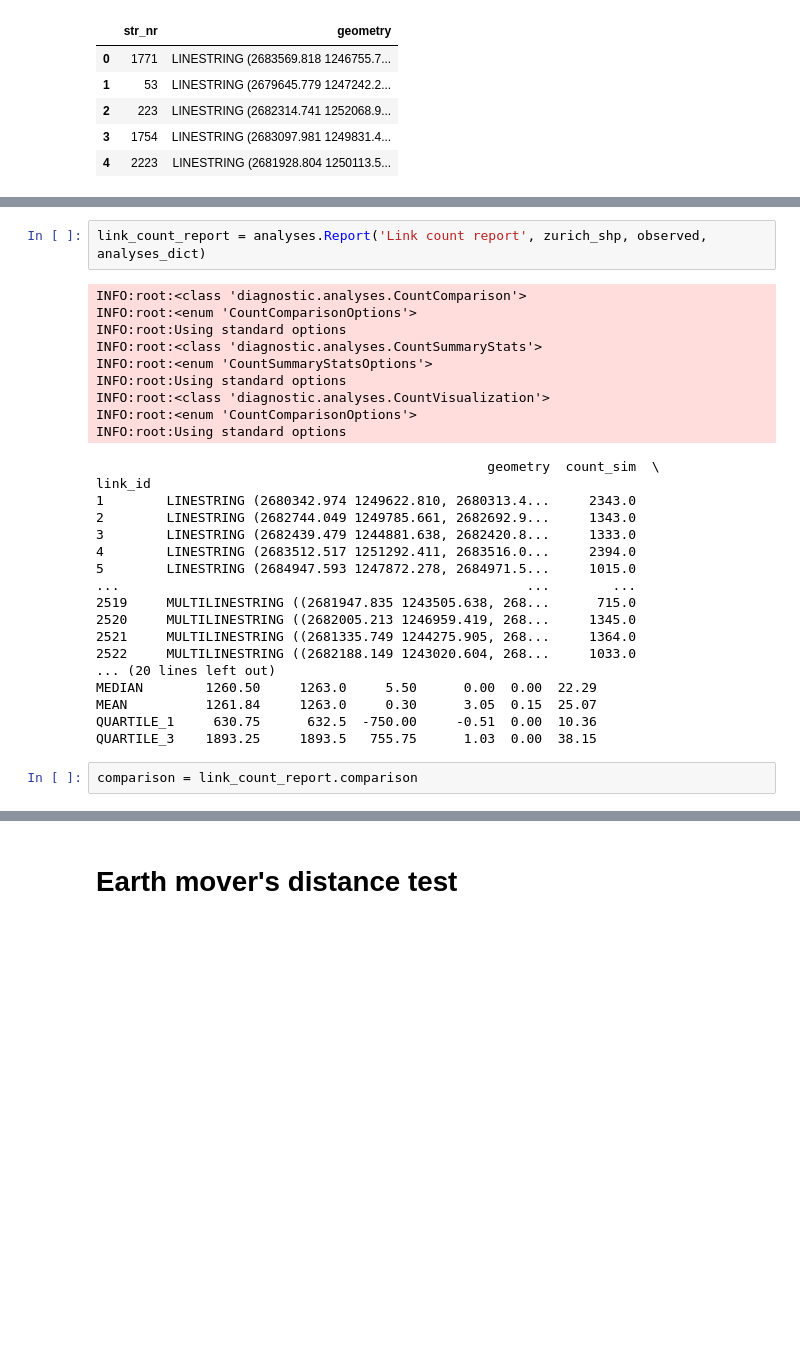
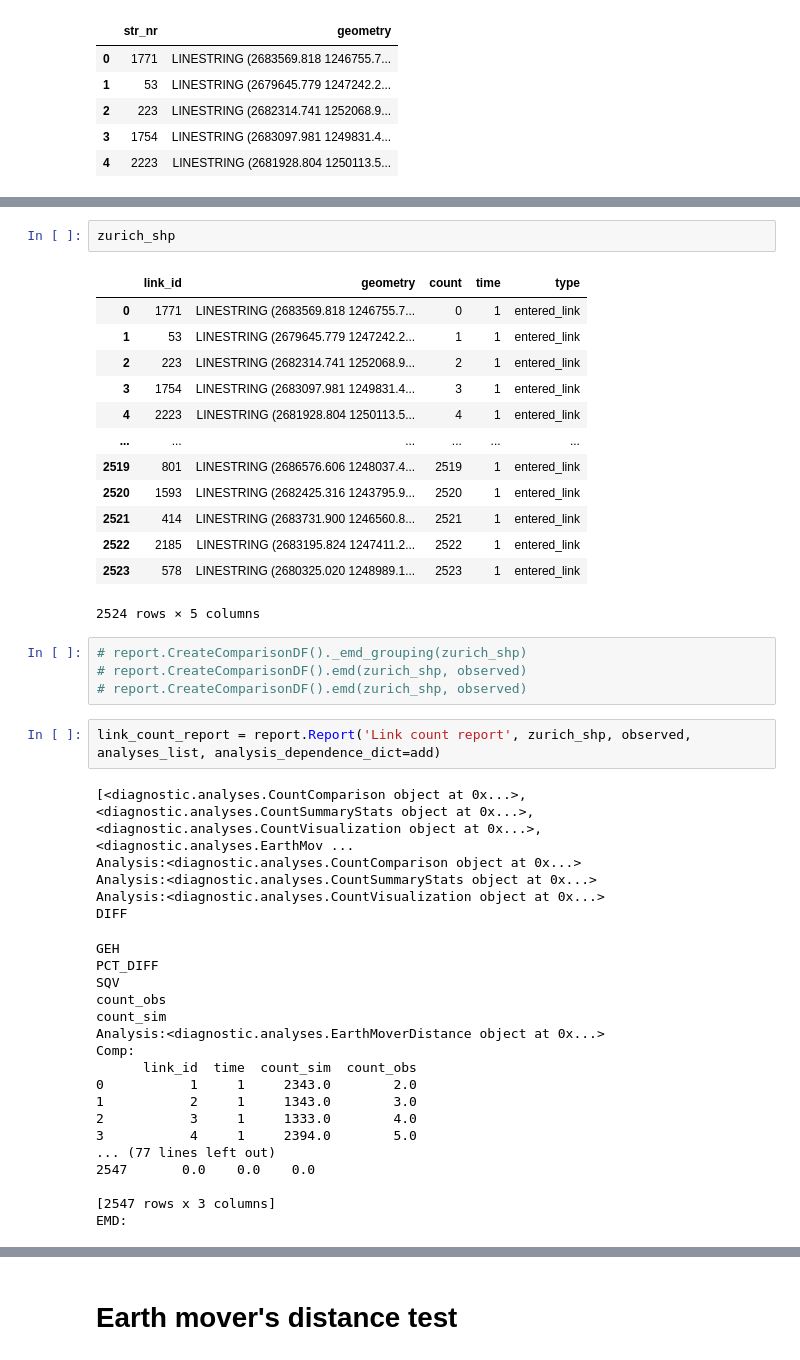
Before and after one commit to EduFalbel/simul_diagnostic, a Jupyter notebook: examples/mvp.ipynb, the cells around one changed output, grey strips where cells are left out. Saved outputs shown, nothing was run; the diff lists cells and outputs as text; blank space fills up the shorter version.

```diff
--- a/examples/mvp.ipynb
+++ b/examples/mvp.ipynb
@@ -105,31 +134,45 @@ analyses_dict = {
+# %%
+zurich_shp
+# %% [output]
+|  | link_id | geometry | count | time | type |
+| 0 | 1771 | LINESTRING (2683569.818 1246755.7... | 0 | 1 | entered_link |
+| 1 | 53 | LINESTRING (2679645.779 1247242.2... | 1 | 1 | entered_link |
+| 2 | 223 | LINESTRING (2682314.741 1252068.9... | 2 | 1 | entered_link |
+| 3 | 1754 | LINESTRING (2683097.981 1249831.4... | 3 | 1 | entered_link |
+| 4 | 2223 | LINESTRING (2681928.804 1250113.5... | 4 | 1 | entered_link |
+| ... | ... | ... | ... | ... | ... |
+| 2519 | 801 | LINESTRING (2686576.606 1248037.4... | 2519 | 1 | entered_link |
+| 2520 | 1593 | LINESTRING (2682425.316 1243795.9... | 2520 | 1 | entered_link |
+| 2521 | 414 | LINESTRING (2683731.900 1246560.8... | 2521 | 1 | entered_link |
+| 2522 | 2185 | LINESTRING (2683195.824 1247411.2... | 2522 | 1 | entered_link |
+| 2523 | 578 | LINESTRING (2680325.020 1248989.1... | 2523 | 1 | entered_link |
+2524 rows × 5 columns
+# %%
+# report.CreateComparisonDF()._emd_grouping(zurich_shp)
+# report.CreateComparisonDF().emd(zurich_shp, observed)
+# report.CreateComparisonDF().emd(zurich_shp, observed)
 # %%
-link_count_report = analyses.Report('Link count report', zurich_shp, observed, analyses_dict)
+link_count_report = report.Report('Link count report', zurich_shp, observed, analyses_list, analysis_dependence_dict=add)
 # %% [output]
-INFO:root:<class 'diagnostic.analyses.CountComparison'>
-INFO:root:<enum 'CountComparisonOptions'>
-INFO:root:Using standard options
-INFO:root:<class 'diagnostic.analyses.CountSummaryStats'>
-INFO:root:<enum 'CountSummaryStatsOptions'>
-INFO:root:Using standard options
-INFO:root:<class 'diagnostic.analyses.CountVisualization'>
-INFO:root:<enum 'CountComparisonOptions'>
-INFO:root:Using standard options
+[<diagnostic.analyses.CountComparison object at 0x...>, <diagnostic.analyses.CountSummaryStats object at 0x...>, <diagnostic.analyses.CountVisualization object at 0x...>, <diagnostic.analyses.EarthMov ...
+Analysis:<diagnostic.analyses.CountComparison object at 0x...>
+Analysis:<diagnostic.analyses.CountSummaryStats object at 0x...>
+Analysis:<diagnostic.analyses.CountVisualization object at 0x...>
+DIFF
-                                                  geometry  count_sim  \
-link_id
-1        LINESTRING (2680342.974 1249622.810, 2680313.4...     2343.0
-2        LINESTRING (2682744.049 1249785.661, 2682692.9...     1343.0
-3        LINESTRING (2682439.479 1244881.638, 2682420.8...     1333.0
-4        LINESTRING (2683512.517 1251292.411, 2683516.0...     2394.0
-5        LINESTRING (2684947.593 1247872.278, 2684971.5...     1015.0
-...                                                    ...        ...
-2519     MULTILINESTRING ((2681947.835 1243505.638, 268...      715.0
-2520     MULTILINESTRING ((2682005.213 1246959.419, 268...     1345.0
-2521     MULTILINESTRING ((2681335.749 1244275.905, 268...     1364.0
-2522     MULTILINESTRING ((2682188.149 1243020.604, 268...     1033.0
-... (20 lines left out)
-MEDIAN        1260.50     1263.0     5.50      0.00  0.00  22.29
-MEAN          1261.84     1263.0     0.30      3.05  0.15  25.07
-QUARTILE_1     630.75      632.5  -750.00     -0.51  0.00  10.36
-QUARTILE_3    1893.25     1893.5   755.75      1.03  0.00  38.15
+GEH
+PCT_DIFF
+SQV
+count_obs
+count_sim
+Analysis:<diagnostic.analyses.EarthMoverDistance object at 0x...>
+Comp:
+      link_id  time  count_sim  count_obs
+0           1     1     2343.0        2.0
+1           2     1     1343.0        3.0
+2           3     1     1333.0        4.0
+3           4     1     2394.0        5.0
+... (77 lines left out)
+2547       0.0    0.0    0.0
+
+[2547 rows x 3 columns]
+EMD:
-# %%
-comparison = link_count_report.comparison
```
Also changed, not shown: parts of 29 cells of this notebook.
